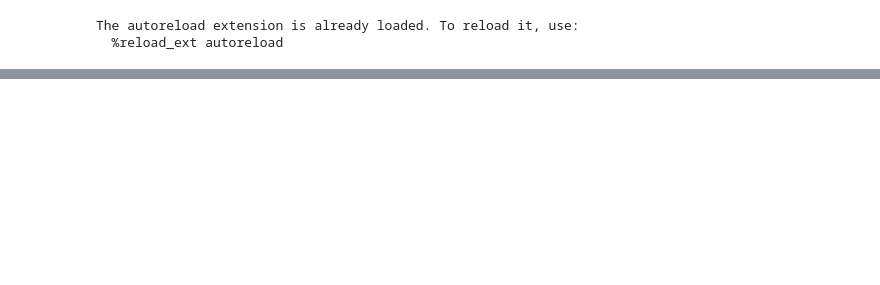
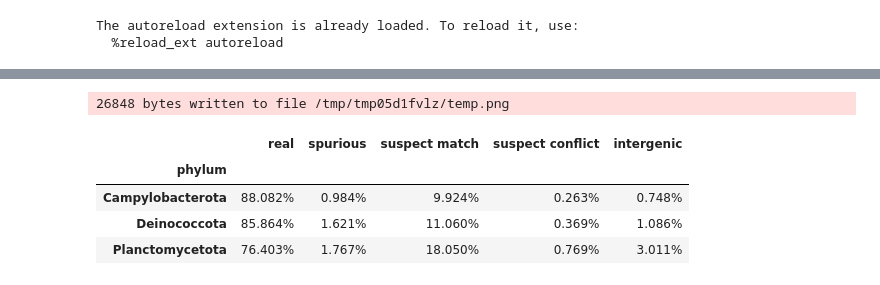
Before and after one commit to pipparichter/frugal, a Jupyter notebook: notebooks/errors.ipynb, the cells around one changed output, grey strips where cells are left out. Cells and saved outputs as stored; diff of their text form; code cells hidden in the pictures; blank space fills up the shorter version.

```diff
--- a/notebooks/errors.ipynb
+++ b/notebooks/errors.ipynb
@@ -36,2 +27,3 @@ Number of reference genomes: 51
 # %%
-ncbi_df = pd.read_csv('../data/ncbi_database_cds.csv', index_col=0, dtype={'partial':str}, low_memory=False)
+genome_metadata_df = pd.read_csv('../data/genome_metadata.csv', index_col=0)
+ref_df = load_ref(genome_ids=genome_metadata_df.index)
@@ -401,0 +30,11 @@ figure_4(ref_out_df)
+# %%
+ref_df['n_truncated'] = is_n_truncated(ref_df)
+ref_df['c_truncated'] = is_c_truncated(ref_df)
+ref_df['n_extended'] = is_n_extended(ref_df)
+ref_df['c_extended'] = is_c_extended(ref_df)
+
+ref_df['suspect_match'] = is_suspect_match(ref_df)
+ref_df['suspect_conflict'] = is_suspect_conflict(ref_df)
+ref_df['intergenic'] = is_intergenic(ref_df)
+ref_df['real'] = is_real(ref_df)
+ref_df['spurious'] = is_spurious(ref_df)
@@ -401,0 +119,19 @@ figure_4(ref_out_df)
+# %%
+def table_2(genome_metadata_df:pd.DataFrame, ref_df:pd.DataFrame, path:str='../data/figures/errors-table_2.png'):
+
+    table_df = ref_df[['genome_id', 'real', 'spurious', 'suspect_match', 'suspect_conflict', 'intergenic']].copy()
+    table_df['phylum'] = table_df.merge(genome_metadata_df[['phylum_name']], left_on='genome_id', right_index=True).phylum_name
+    table_df = table_df.groupby('phylum').apply(lambda df : df.groupby('genome_id').mean().mean(), include_groups=False)
+    table_df = table_df.map(lambda n : '{:.3f}%'.format(n * 100))
+    table_df = table_df.rename(columns={'suspect_match':'suspect match', 'suspect_conflict':'suspect conflict'})
+    dfi.export(table_df, path)
+    return table_df
+
+table_2(genome_metadata_df, ref_df)
+# %% [output]
+26848 bytes written to file /tmp/tmp05d1fvlz/temp.png
+|  | real | spurious | suspect match | suspect conflict | intergenic |
+| phylum |  |  |  |  |  |
+| Campylobacterota | 88.082% | 0.984% | 9.924% | 0.263% | 0.748% |
+| Deinococcota | 85.864% | 1.621% | 11.060% | 0.369% | 1.086% |
+| Planctomycetota | 76.403% | 1.767% | 18.050% | 0.769% | 3.011% |
```
Also changed, not shown: parts of 14 cells of this notebook, 19 other files.
